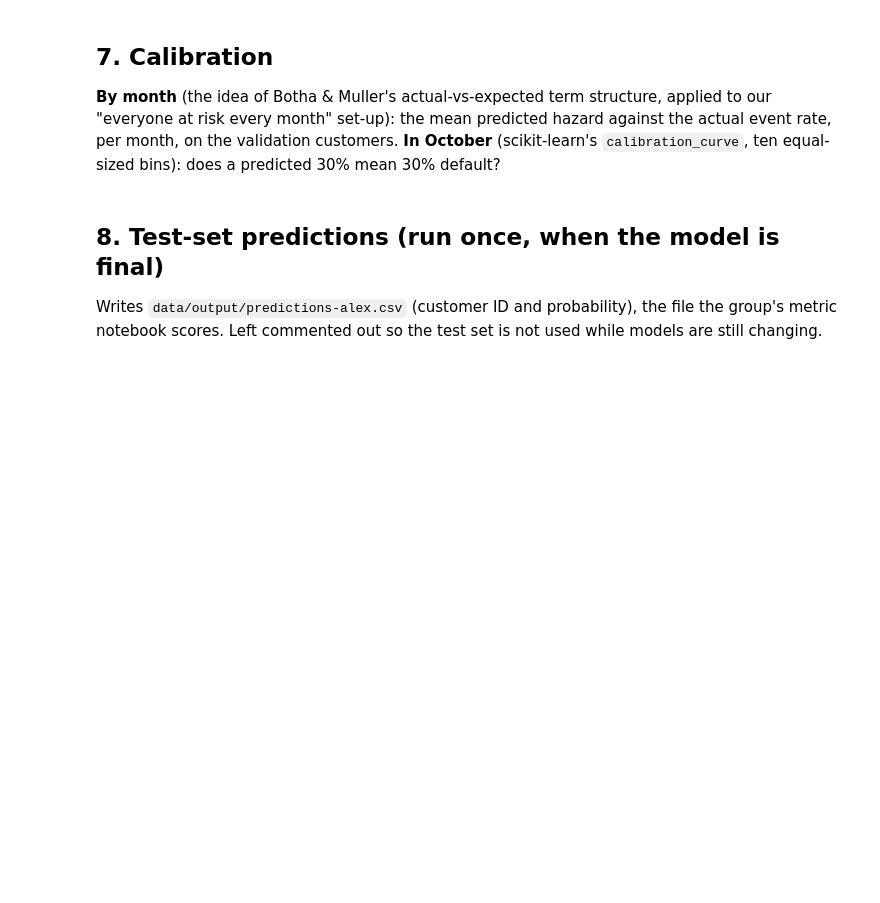
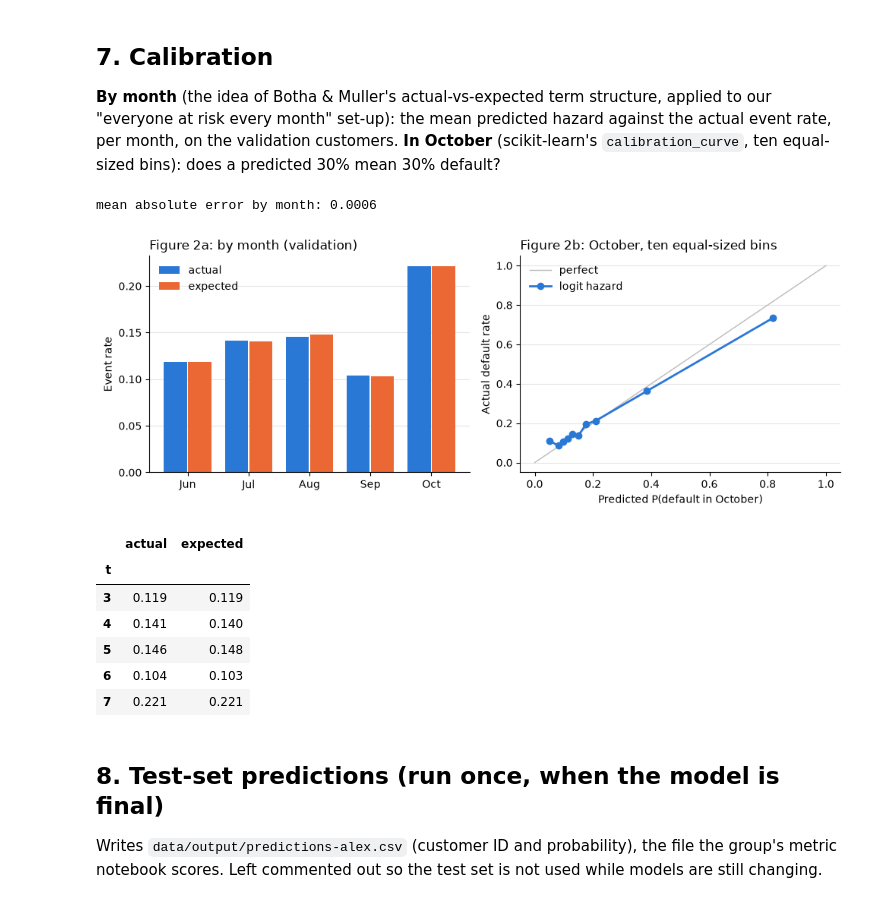
Before and after one commit to Oscar339/dst-sprint1, a Jupyter notebook: Alex/modelling/01-hazard-models.ipynb, the cells around one changed output. Drawn from its saved outputs; the diff is of its cells as text; code cells hidden in the pictures; blank space fills up the shorter version.

```diff
--- a/Alex/modelling/01-hazard-models.ipynb
+++ b/Alex/modelling/01-hazard-models.ipynb
@@ -218,29 +288,40 @@ October** (scikit-learn's `calibration_curve`, ten equal-sized bins): does a pre
 # %%
 p_all = pd.Series(np.asarray(logit.predict(sm.add_constant(val[prep.features(val)]))), index=val.index)
 term = pd.DataFrame({"actual": val.groupby("t")["event"].mean(), "expected": p_all.groupby(val["t"]).mean()})
 print("mean absolute error by month:", round(float((term["actual"] - term["expected"]).abs().mean()), 4))
 actual_rate, predicted_rate = calibration_curve(y_val, predict_october(logit, val), n_bins=10, strategy="quantile")
 
 fig, (ax1, ax2) = plt.subplots(1, 2, figsize=(10, 3.8))
 x = np.arange(len(term))
 ax1.bar(x - 0.2, term["actual"], width=0.38, color="#2a78d6", label="actual")
 ax1.bar(x + 0.2, term["expected"], width=0.38, color="#eb6834", label="expected")
 ax1.set_xticks(x, ["Jun", "Jul", "Aug", "Sep", "Oct"])
 ax1.set_ylabel("Event rate")
 ax1.set_title("Figure 2a: by month (validation)", loc="left")
 ax1.legend(frameon=False)
 ax2.plot([0, 1], [0, 1], color="#bbbbbb", linewidth=1, label="perfect")
 ax2.plot(predicted_rate, actual_rate, marker="o", markersize=6, linewidth=2, color="#2a78d6", label="logit hazard")
 ax2.set_xlabel("Predicted P(default in October)")
 ax2.set_ylabel("Actual default rate")
 ax2.set_title("Figure 2b: October, ten equal-sized bins", loc="left")
 ax2.legend(frameon=False)
 for ax in (ax1, ax2):
     ax.spines[["top", "right"]].set_visible(False)
     ax.grid(axis="y", color="#e5e5e5")
+    ax.set_axisbelow(True)
 fig.tight_layout()
 plt.show()
 term.round(3)
+# %% [output]
+mean absolute error by month: 0.0006
+[figure, added]
+|  | actual | expected |
+| t |  |  |
+| 3 | 0.119 | 0.119 |
+| 4 | 0.141 | 0.140 |
+| 5 | 0.146 | 0.148 |
+| 6 | 0.104 | 0.103 |
+| 7 | 0.221 | 0.221 |
 # %% [markdown]
 ## 8. Test-set predictions (run once, when the model is final)
 
```
Also changed, not shown: parts of 8 cells of this notebook, 1 other file.
